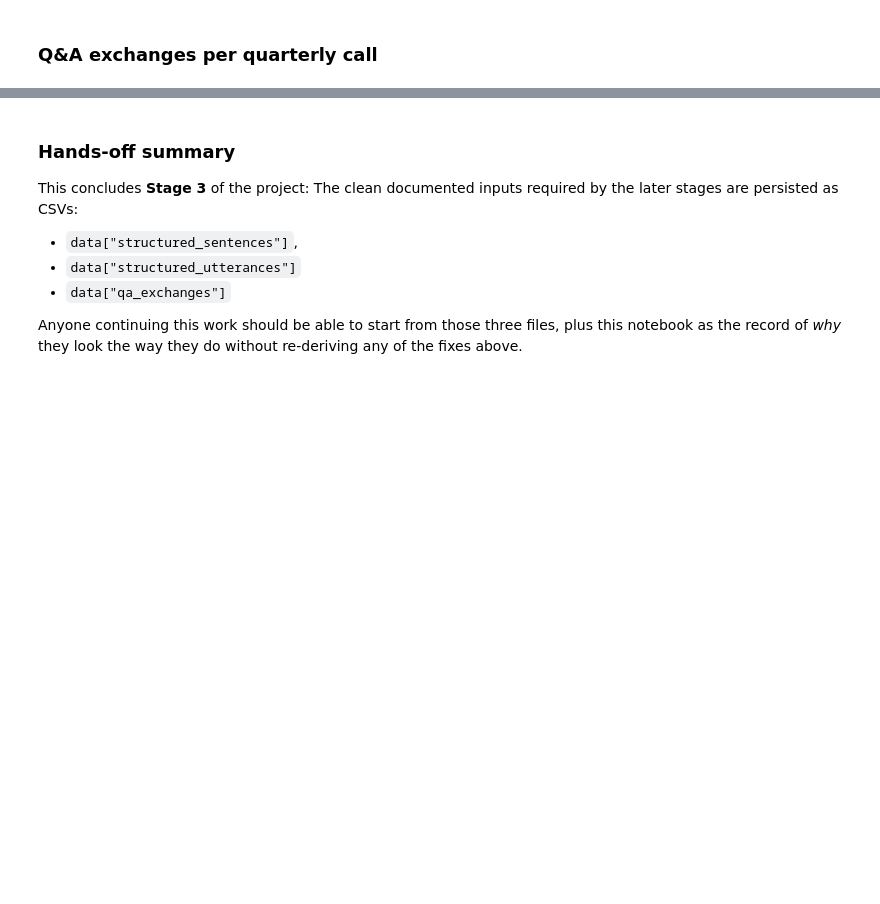
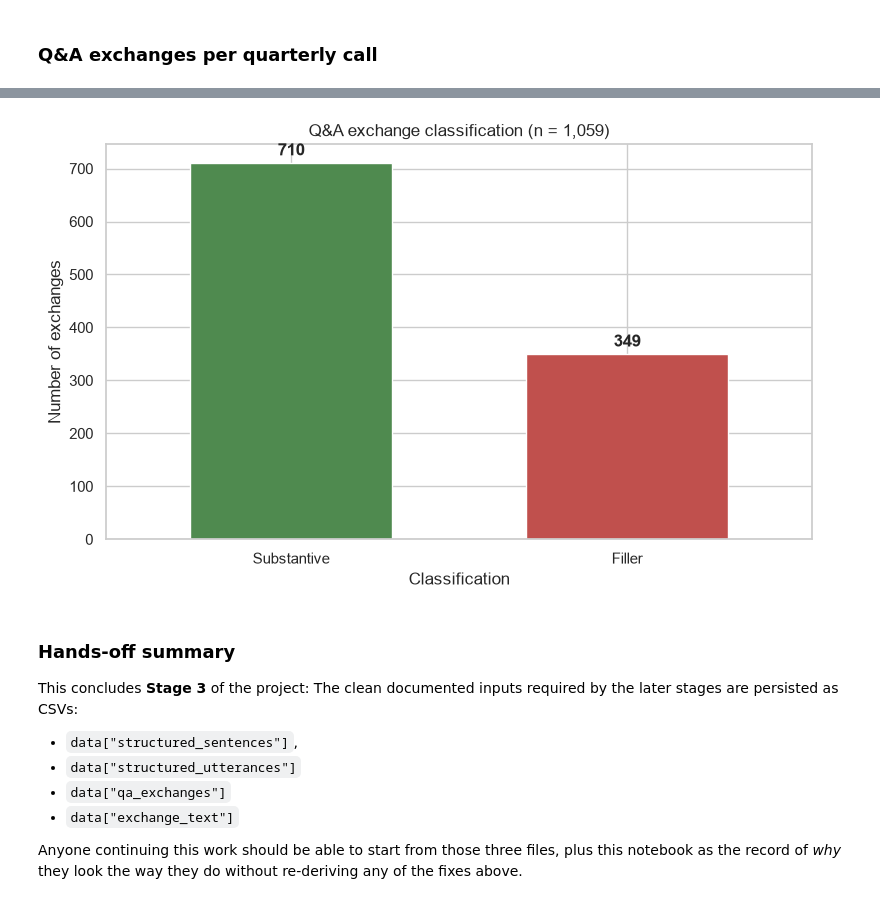
Before and after one commit to maybebool/boe-financial-analysis, a Jupyter notebook: notebooks/john/00_upload_and_clean_csv.ipynb, the cells around one changed output, grey strips where cells are left out. Cells and saved outputs as stored; diff of their text form; code cells hidden in the pictures; blank space fills up the shorter version.

Commit message:
feat: implement notebook - extraction of signals
feat: implement additional functions to build exchange test dataframe

```diff
--- a/notebooks/john/00_upload_and_clean_csv.ipynb
+++ b/notebooks/john/00_upload_and_clean_csv.ipynb
@@ -489,3 +691,38 @@ Routines earnings calls are displayed as a continou sline per bank; the JPM 2023
+# %%
+exchange_classification = data["qa_exchanges"]
+# %%
+exchange_classification = exchange_classification[
+    CALL_KEY + ["qa_exchange_id", "is_filler"]
+    ].drop_duplicates()
+
+counts = (
+    exchange_classification["is_filler"]
+    .value_counts()
+    .rename({False: "Substantive", True: "Filler"})
+    .reindex(["Substantive", "Filler"])
+)
+
+ax = counts.plot(
+    kind="bar",
+    figsize=(8, 5),
+    color=["#4F8A4F", "#C0504D"],
+    width=0.6
+
+)
+
+ax.set_title(f"Q&A exchange classification (n = {counts.sum():,})")
+ax.set_xlabel("Classification")
+ax.set_ylabel("Number of exchanges")
+plt.xticks(rotation=0)
+
+# Label each bar with its count so the split is readable without a legend
+for i, v in enumerate(counts):
+    ax.text(i, v + 15, str(v), ha="center", fontweight="bold")
+
+plt.tight_layout()
+plt.show()
+# %% [output]
+[figure, added]
 # %% [markdown]
 ### Hands-off summary
 
@@ -494,6 +731,7 @@ The clean documented inputs required by the later stages are persisted as CSVs:
 -  `data["structured_sentences"]`,
 -  `data["structured_utterances"]`
 -  `data["qa_exchanges"]`
+-  `data["exchange_text"]`
 
 Anyone continuing this work should be able to start from those three files, plus this notebook as
 the record of *why* they look the way they do without re-deriving any of the fixes above.
```
Also changed, not shown: parts of 22 cells of this notebook, 9 other files.
